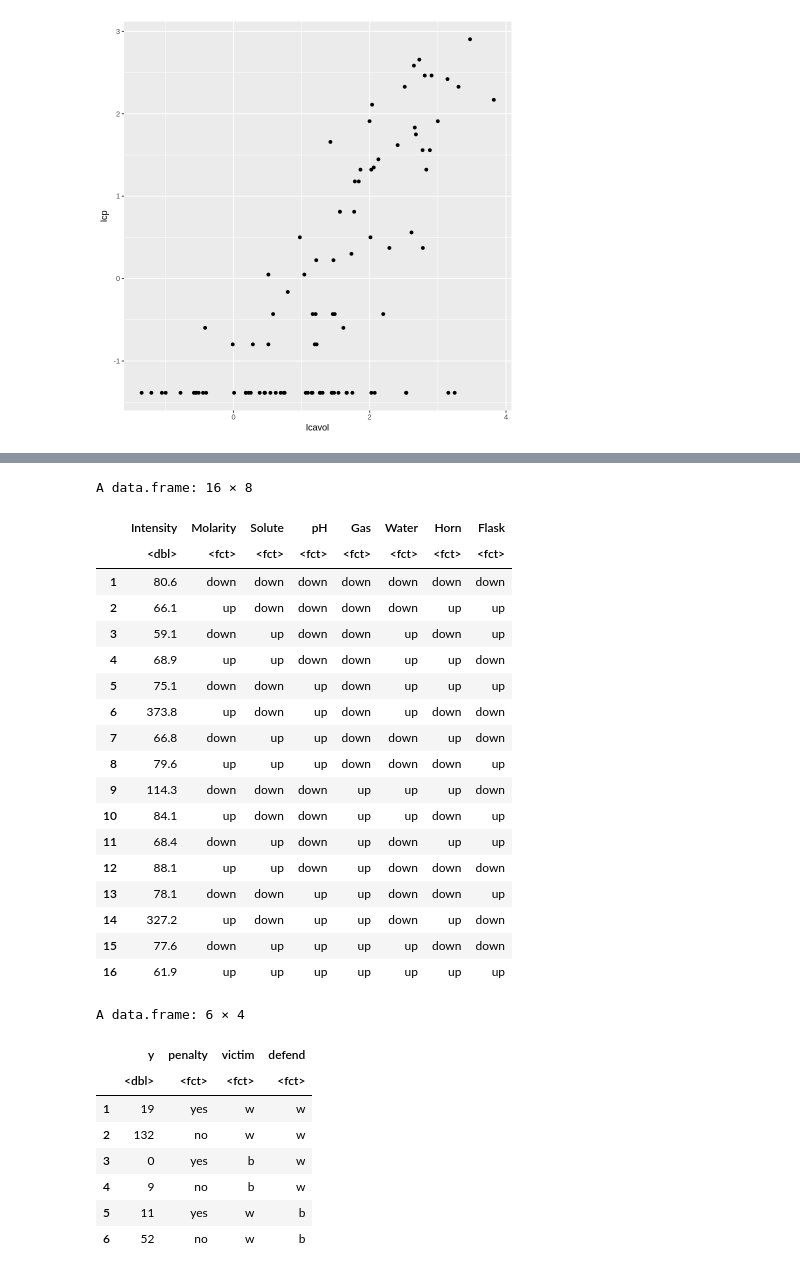
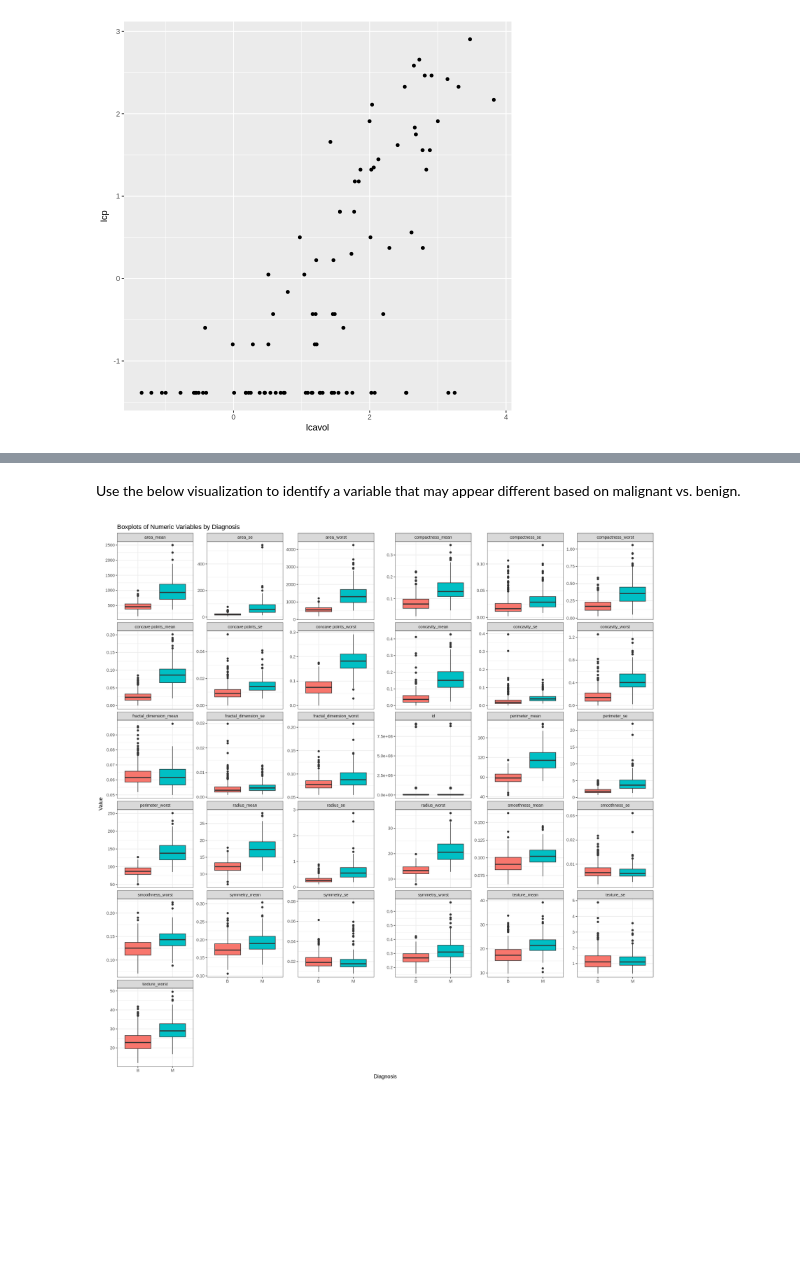
Before and after one commit to lonespear/MA206, a Jupyter notebook: Lesson_14_Two_Means.ipynb, the cells around one changed output, grey strips where cells are left out. Cells and saved outputs as stored; diff of their text form; code cells hidden in the pictures; blank space fills up the shorter version.

```diff
--- a/Lesson_14_Two_Means.ipynb
+++ b/Lesson_14_Two_Means.ipynb
@@ -130,35 +239,23 @@ help(troutegg)
-# %%
-data(sono)
-sono
-# %% [output]
-A data.frame: 16 × 8
-|  | Intensity | Molarity | Solute | pH | Gas | Water | Horn | Flask |
-|  | <dbl> | <fct> | <fct> | <fct> | <fct> | <fct> | <fct> | <fct> |
-| 1 | 80.6 | down | down | down | down | down | down | down |
-| 2 | 66.1 | up | down | down | down | down | up | up |
-| 3 | 59.1 | down | up | down | down | up | down | up |
-| 4 | 68.9 | up | up | down | down | up | up | down |
-| 5 | 75.1 | down | down | up | down | up | up | up |
-| 6 | 373.8 | up | down | up | down | up | down | down |
-| 7 | 66.8 | down | up | up | down | down | up | down |
-| 8 | 79.6 | up | up | up | down | down | down | up |
-| 9 | 114.3 | down | down | down | up | up | up | down |
-| 10 | 84.1 | up | down | down | up | up | down | up |
-| 11 | 68.4 | down | up | down | up | down | up | up |
-| 12 | 88.1 | up | up | down | up | down | down | down |
-| 13 | 78.1 | down | down | up | up | down | down | up |
-| 14 | 327.2 | up | down | up | up | down | up | down |
-| 15 | 77.6 | down | up | up | up | up | down | down |
-| 16 | 61.9 | up | up | up | up | up | up | up |
-# %%
-death %>% head
-# %% [output]
-A data.frame: 6 × 4
-|  | y | penalty | victim | defend |
-|  | <dbl> | <fct> | <fct> | <fct> |
-| 1 | 19 | yes | w | w |
-| 2 | 132 | no | w | w |
-| 3 | 0 | yes | b | w |
-| 4 | 9 | no | b | w |
-| 5 | 11 | yes | w | b |
-| 6 | 52 | no | w | b |
+# %% [markdown]
+Use the below visualization to identify a variable that may appear different based on malignant vs. benign.
+# %%
+options(repr.plot.width = 16, repr.plot.height = 16)
+# Pivot the numeric variables into long format
+wbc_long <- wbc %>%
+  pivot_longer(
+    cols = where(is.numeric),
+    names_to = "variable",
+    values_to = "value"
+  )
+
+# Create the boxplot faceted by variable, with diagnosis on the x-axis
+ggplot(wbc_long, aes(x = diagnosis, y = value, fill = diagnosis)) +
+  geom_boxplot() +
+  facet_wrap(~ variable, scales = "free_y") +
+  labs(title = "Boxplots of Numeric Variables by Diagnosis",
+       x = "Diagnosis",
+       y = "Value") +
+  theme_bw() +
+  theme(legend.position = "none")
+# %% [output]
+[figure, added]
```
Also changed, not shown: parts of 30 cells of this notebook.
